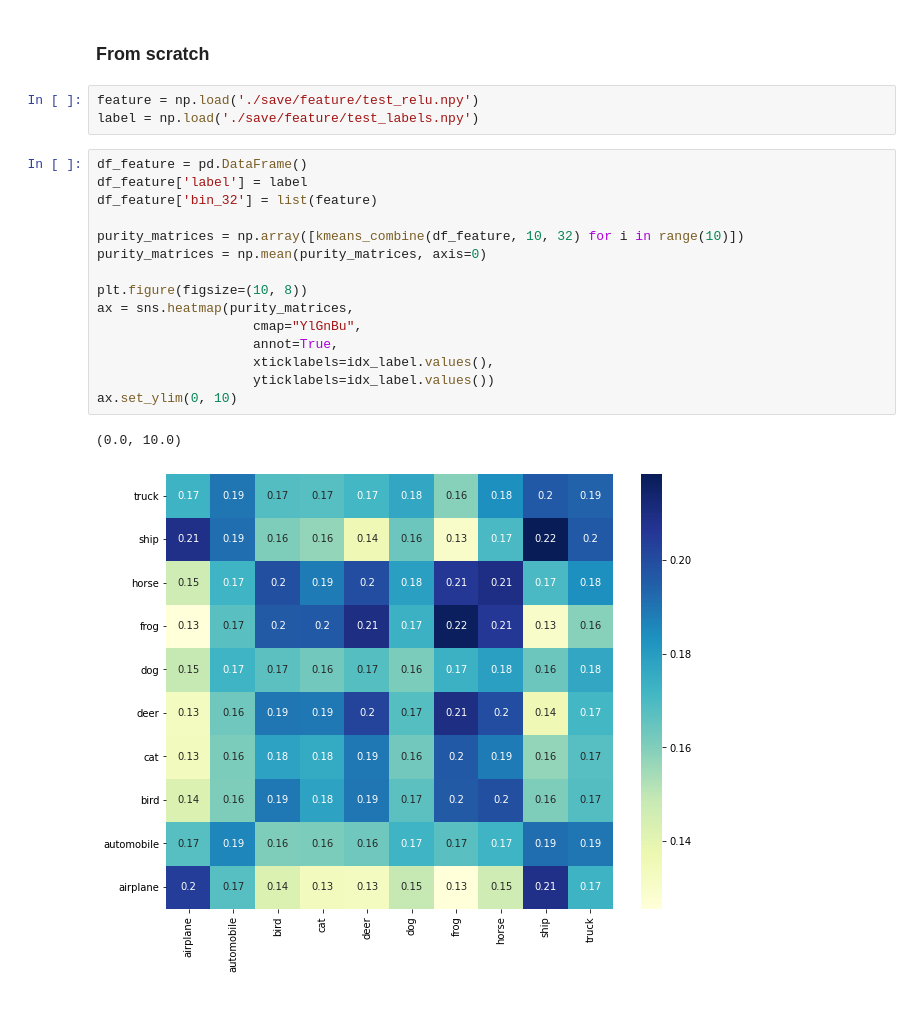
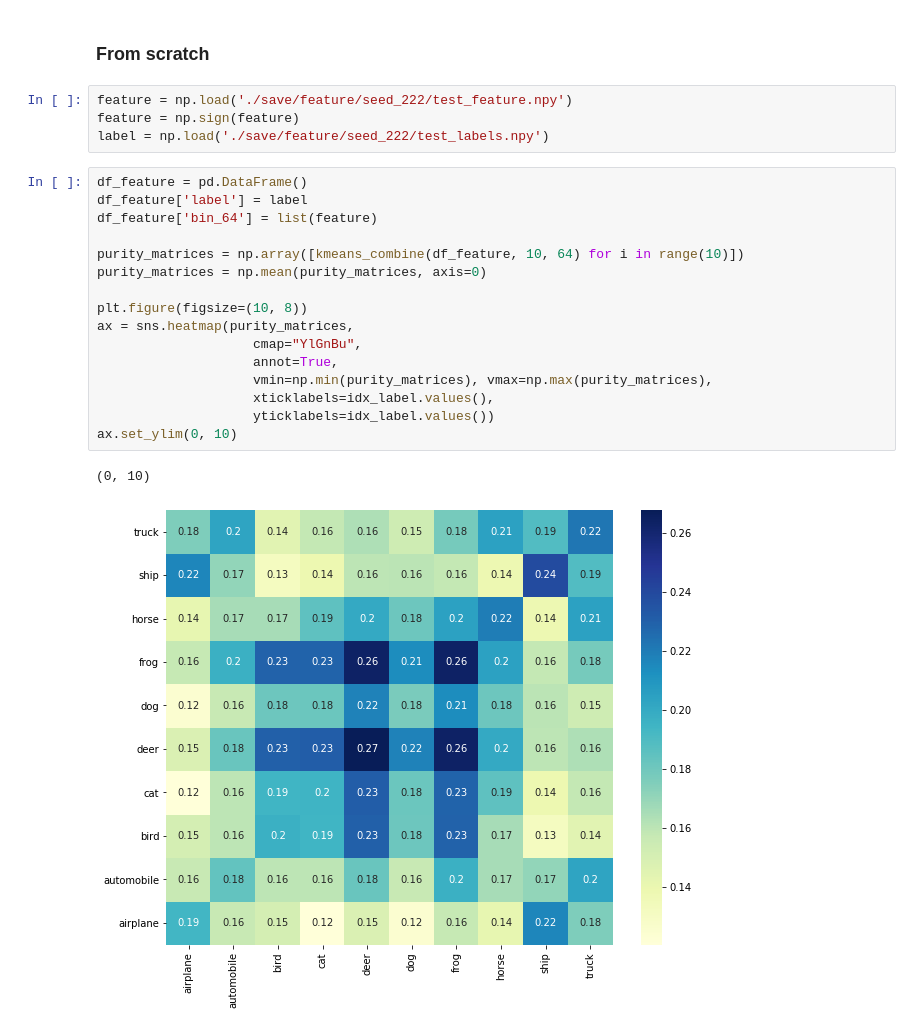
Before and after one commit to tlmnhut/EmeCom_concept_vs_comm, a Jupyter notebook: compare_representation.ipynb, the cells around one changed output. Saved outputs shown, nothing was run; the diff lists cells and outputs as text.

```diff
--- a/compare_representation.ipynb
+++ b/compare_representation.ipynb
@@ -186,23 +189,25 @@ ax.set_ylim(0, 10)
 # %% [markdown]
 ### From scratch
 # %%
-feature = np.load('./save/feature/test_relu.npy')
-label = np.load('./save/feature/test_labels.npy')
+feature = np.load('./save/feature/seed_222/test_feature.npy')
+feature = np.sign(feature)
+label = np.load('./save/feature/seed_222/test_labels.npy')
 # %%
 df_feature = pd.DataFrame()
 df_feature['label'] = label
-df_feature['bin_32'] = list(feature)
+df_feature['bin_64'] = list(feature)
 
-purity_matrices = np.array([kmeans_combine(df_feature, 10, 32) for i in range(10)])
+purity_matrices = np.array([kmeans_combine(df_feature, 10, 64) for i in range(10)])
 purity_matrices = np.mean(purity_matrices, axis=0)
 
 plt.figure(figsize=(10, 8))
 ax = sns.heatmap(purity_matrices,
                     cmap="YlGnBu",
                     annot=True,
+                    vmin=np.min(purity_matrices), vmax=np.max(purity_matrices),
                     xticklabels=idx_label.values(),
                     yticklabels=idx_label.values())
 ax.set_ylim(0, 10)
 # %% [output]
-(0.0, 10.0)
+(0, 10)
-[figure, old version]
+[figure, new version]
```
Also changed, not shown: parts of 5 cells of this notebook.
